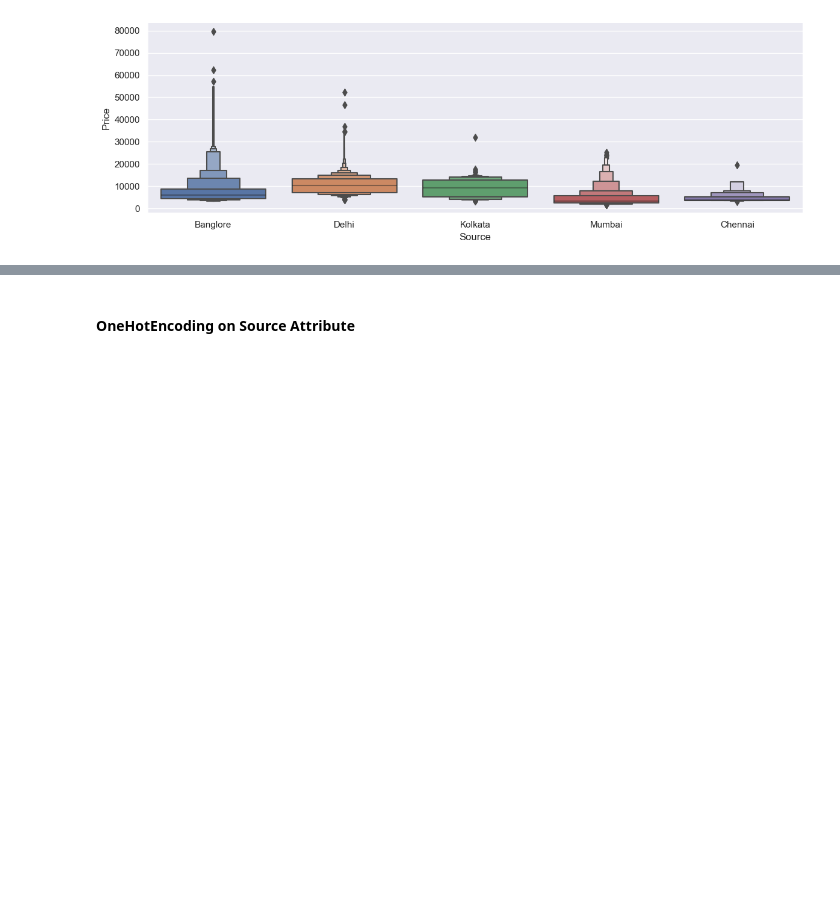
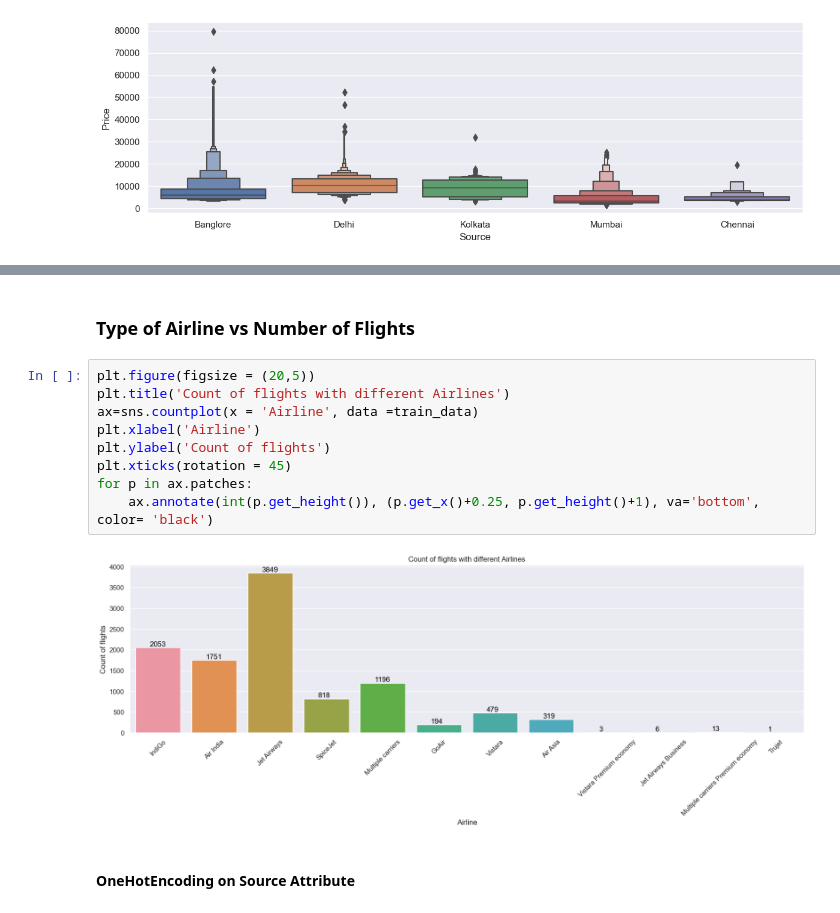
Before and after one commit to Aliya032/flight-price-prediction, a Jupyter notebook: flight-price-prediction.ipynb, the cells around one changed output, grey strips where cells are left out. Drawn from its saved outputs; the diff is of its cells as text; blank space fills up the shorter version.

```diff
--- a/flight-price-prediction.ipynb
+++ b/flight-price-prediction.ipynb
@@ -259,3 +278,16 @@ plt.show()
+# %% [markdown]
+### Type of Airline vs Number of Flights
+# %%
+plt.figure(figsize = (20,5))
+plt.title('Count of flights with different Airlines')
+ax=sns.countplot(x = 'Airline', data =train_data)
+plt.xlabel('Airline')
+plt.ylabel('Count of flights')
+plt.xticks(rotation = 45)
+for p in ax.patches:
+    ax.annotate(int(p.get_height()), (p.get_x()+0.25, p.get_height()+1), va='bottom', color= 'black')
+# %% [output]
+[figure, added]
 # %% [markdown]
 #### OneHotEncoding on Source Attribute
 # %%
```
Also changed, not shown: parts of 5 cells of this notebook.
